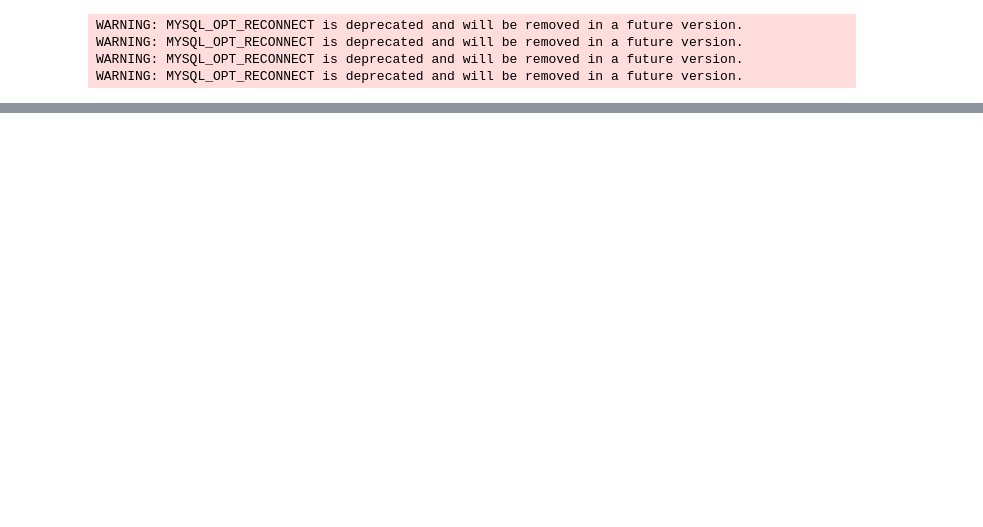
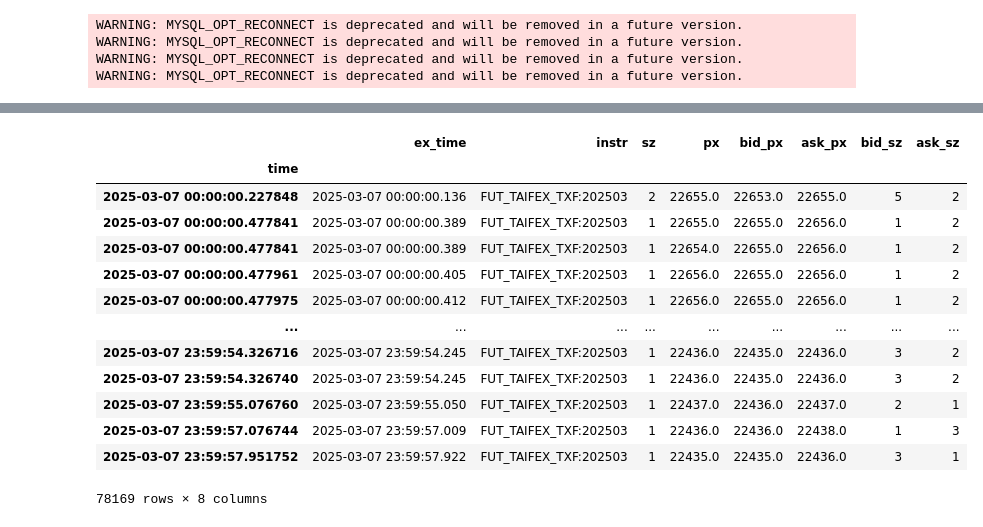
Before and after one commit to yuyu8815/TMF_electron_backtest, a Jupyter notebook: electron_backtest/notebooks/tick_trcker.ipynb, the cells around one changed output, grey strips where cells are left out. Drawn from its saved outputs; the diff is of its cells as text; code cells hidden in the pictures; blank space fills up the shorter version.

```diff
--- a/electron_backtest/notebooks/tick_trcker.ipynb
+++ b/electron_backtest/notebooks/tick_trcker.ipynb
@@ -18,0 +41,2 @@ t = pd.Timestamp("2025-03-07 21:30:04.061925")
+# %%
+df_tick=raw_data['TXF']['tick']
@@ -18,0 +92,17 @@ t = pd.Timestamp("2025-03-07 21:30:04.061925")
+# %%
+df_tick
+# %% [output]
+|  | ex_time | instr | sz | px | bid_px | ask_px | bid_sz | ask_sz |
+| time |  |  |  |  |  |  |  |  |
+| 2025-03-07 00:00:00.227848 | 2025-03-07 00:00:00.136 | FUT_TAIFEX_TXF:202503 | 2 | 22655.0 | 22653.0 | 22655.0 | 5 | 2 |
+| 2025-03-07 00:00:00.477841 | 2025-03-07 00:00:00.389 | FUT_TAIFEX_TXF:202503 | 1 | 22655.0 | 22655.0 | 22656.0 | 1 | 2 |
+| 2025-03-07 00:00:00.477841 | 2025-03-07 00:00:00.389 | FUT_TAIFEX_TXF:202503 | 1 | 22654.0 | 22655.0 | 22656.0 | 1 | 2 |
+| 2025-03-07 00:00:00.477961 | 2025-03-07 00:00:00.405 | FUT_TAIFEX_TXF:202503 | 1 | 22656.0 | 22655.0 | 22656.0 | 1 | 2 |
+| 2025-03-07 00:00:00.477975 | 2025-03-07 00:00:00.412 | FUT_TAIFEX_TXF:202503 | 1 | 22656.0 | 22655.0 | 22656.0 | 1 | 2 |
+| ... | ... | ... | ... | ... | ... | ... | ... | ... |
+| 2025-03-07 23:59:54.326716 | 2025-03-07 23:59:54.245 | FUT_TAIFEX_TXF:202503 | 1 | 22436.0 | 22435.0 | 22436.0 | 3 | 2 |
+| 2025-03-07 23:59:54.326740 | 2025-03-07 23:59:54.245 | FUT_TAIFEX_TXF:202503 | 1 | 22436.0 | 22435.0 | 22436.0 | 3 | 2 |
+| 2025-03-07 23:59:55.076760 | 2025-03-07 23:59:55.050 | FUT_TAIFEX_TXF:202503 | 1 | 22437.0 | 22436.0 | 22437.0 | 2 | 1 |
+| 2025-03-07 23:59:57.076744 | 2025-03-07 23:59:57.009 | FUT_TAIFEX_TXF:202503 | 1 | 22436.0 | 22436.0 | 22438.0 | 1 | 3 |
+| 2025-03-07 23:59:57.951752 | 2025-03-07 23:59:57.922 | FUT_TAIFEX_TXF:202503 | 1 | 22435.0 | 22435.0 | 22436.0 | 3 | 1 |
+78169 rows × 8 columns
```
Also changed, not shown: parts of 5 cells of this notebook, 8 other files.
